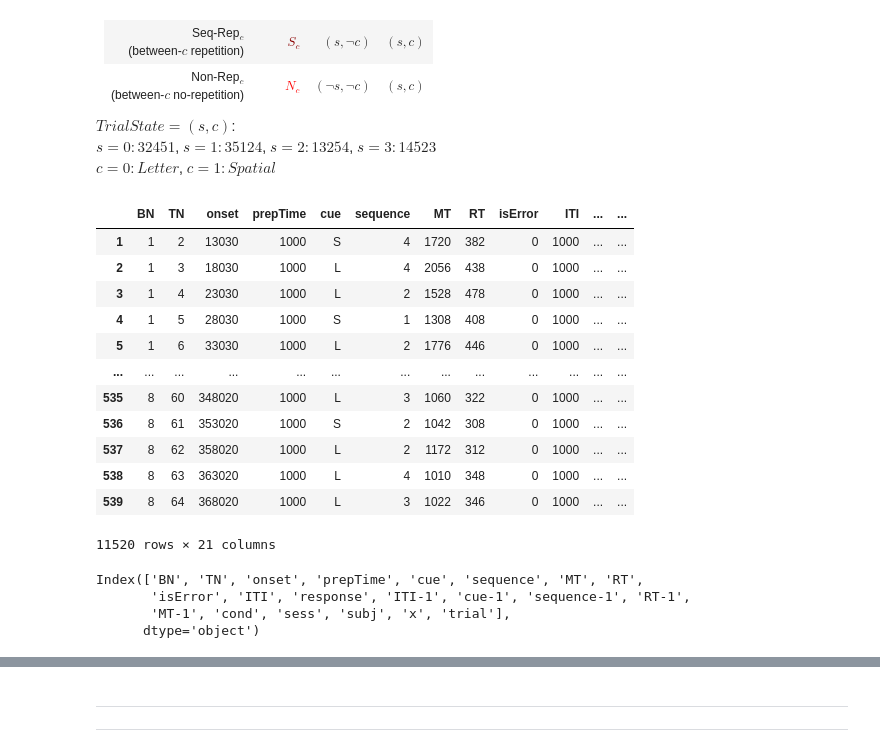
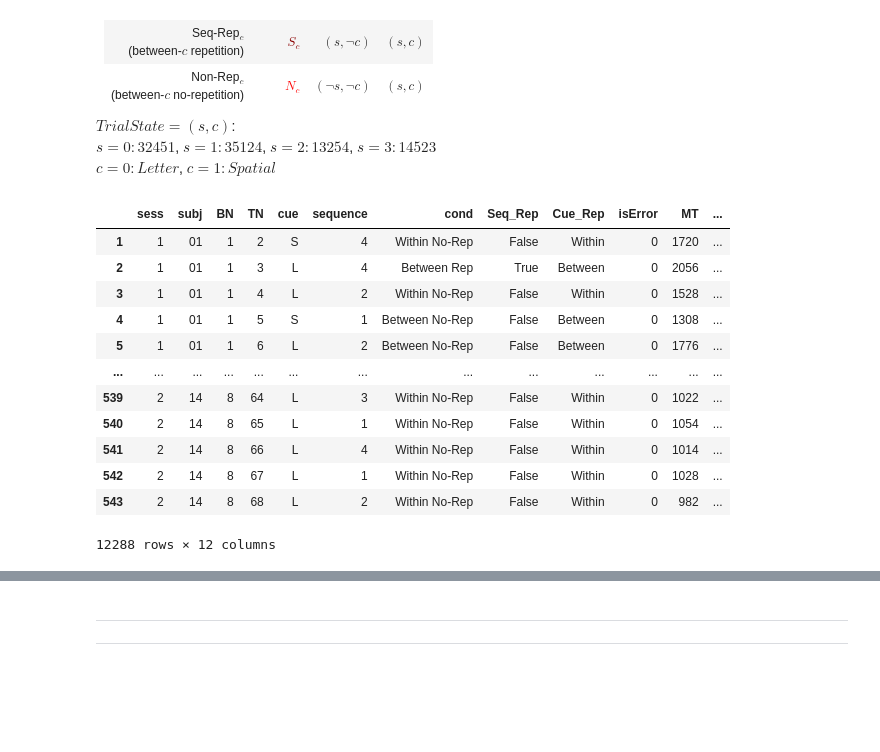
Before and after one commit to psb629/SeqSpatialSupp_fMRI, a Jupyter notebook: Notebook/behav.ipynb, the cells around one changed output, grey strips where cells are left out. Cells and saved outputs as stored; diff of their text form; code cells hidden in the pictures; blank space fills up the shorter version.

```diff
--- a/Notebook/behav.ipynb
+++ b/Notebook/behav.ipynb
@@ -120,61 +118,55 @@ with warnings.catch_warnings():
             df_tmp['RT-1'] = df.RT.shift(1)
             df_tmp['MT-1'] = df.MT.shift(1)
 
-            ## 1 <= TN <= 64
-            df = df_tmp[(df_tmp.TN>1)&(df_tmp.TN<=64)].copy()
             ## ITI-1 <= 1000 ms
-            df = df[df['ITI-1']<=1000]
+            da = df_tmp[df_tmp['ITI-1']<=1000]
             # df = df[df['isError']==0]
             ## long term trials have no previous trial
             # df_tmp[df_tmp.TN%17==1]['MT-1']=np.nan
             # df_tmp[df_tmp.TN%17==1]['RT-1']=np.nan
 
-            df['ITI-1'] = df['ITI-1'].astype(int)
-            # df['cue-1'] = df['cue-1'].astype(int)
-            df['sequence-1'] = df['sequence-1'].astype(int)
-            df['RT-1'] = df['RT-1'].astype(int)
-            df['MT-1'] = df['MT-1'].astype(int)
+            da['ITI-1'] = da['ITI-1'].astype(int)
+            # da['cue-1'] = da['cue-1'].astype(int)
+            da['sequence-1'] = da['sequence-1'].astype(int)
+            da['RT-1'] = da['RT-1'].astype(int)
+            da['MT-1'] = da['MT-1'].astype(int)
 
             ## default condition = NRep
-            df['cond'] = 'Between No-Rep'
+            da['cond'] = 'Between No-Rep'
             ## other conditions
-            df.loc[(df.cue==df['cue-1'])&(df.sequence==df['sequence-1']),'cond'] = 'Within Rep'
-            df.loc[(df.cue==df['cue-1'])&(df.sequence!=df['sequence-1']),'cond'] = 'Within No-Rep'
-            df.loc[(df.cue!=df['cue-1'])&(df.sequence==df['sequence-1']),'cond'] = 'Between Rep'
+            da.loc[(da.cue==da['cue-1'])&(da.sequence==da['sequence-1']),'cond'] = 'Within Rep'
+            da.loc[(da.cue==da['cue-1'])&(da.sequence!=da['sequence-1']),'cond'] = 'Within No-Rep'
+            da.loc[(da.cue!=da['cue-1'])&(da.sequence==da['sequence-1']),'cond'] = 'Between Rep'
             ## subj label
-            df['sess']=1 if sess=='S' else(2 if sess=='R' else 0)
-            df['subj']=sn
-            df['x'] = ['%s_%d'%(cue,ses) for cue,ses in zip(df['cue'], df['sess'])]
+            da['sess']=1 if sess=='S' else(2 if sess=='R' else 0)
+            da['subj']=sn
+            # df['x'] = ['%s_%d'%(cue,ses) for cue,ses in zip(df['cue'], df['sess'])]
+            da['Seq_Rep']=[False if 'No-' in cond else True for cond in da.cond]
+            da['Cue_Rep']=['Within' if 'Within' in cond else 'Between' for cond in da.cond]
             ## 수행한 total trial number
-            df['trial']=(df.BN-1)*64+df.TN
+            # df['trial']=(df.BN-1)*64+df.TN
             ## remove unncessary rows
-            df = df[df.TN%17 != 1]
+            # df = df[df.TN%17 != 1]
 
-            dg = pd.concat([dg,df])
+            dg = pd.concat([dg,da])
 # %%
-dg['cond'] = dg.cond.replace({
-    'Both-Rep':'Within Rep', 'Cue-Rep':'Within No-Rep',
-    'Seq-Rep':'Between Rep', 'Non-Rep':'Between No-Rep'
-})
+# dg['cond'] = dg.cond.replace({
+#     'Both-Rep':'Within Rep', 'Cue-Rep':'Within No-Rep',
+#     'Seq-Rep':'Between Rep', 'Non-Rep':'Between No-Rep'
+# })
+dg = dg[['sess','subj','BN','TN','cue','sequence','cond','Seq_Rep','Cue_Rep','isError','MT','RT']]
 dg
 # %% [output]
-|  | BN | TN | onset | prepTime | cue | sequence | MT | RT | isError | ITI | ... | ... |
-| 1 | 1 | 2 | 13030 | 1000 | S | 4 | 1720 | 382 | 0 | 1000 | ... | ... |
-| 2 | 1 | 3 | 18030 | 1000 | L | 4 | 2056 | 438 | 0 | 1000 | ... | ... |
-| 3 | 1 | 4 | 23030 | 1000 | L | 2 | 1528 | 478 | 0 | 1000 | ... | ... |
-| 4 | 1 | 5 | 28030 | 1000 | S | 1 | 1308 | 408 | 0 | 1000 | ... | ... |
-| 5 | 1 | 6 | 33030 | 1000 | L | 2 | 1776 | 446 | 0 | 1000 | ... | ... |
+|  | sess | subj | BN | TN | cue | sequence | cond | Seq_Rep | Cue_Rep | isError | MT | ... |
+| 1 | 1 | 01 | 1 | 2 | S | 4 | Within No-Rep | False | Within | 0 | 1720 | ... |
+| 2 | 1 | 01 | 1 | 3 | L | 4 | Between Rep | True | Between | 0 | 2056 | ... |
+| 3 | 1 | 01 | 1 | 4 | L | 2 | Within No-Rep | False | Within | 0 | 1528 | ... |
+| 4 | 1 | 01 | 1 | 5 | S | 1 | Between No-Rep | False | Between | 0 | 1308 | ... |
+| 5 | 1 | 01 | 1 | 6 | L | 2 | Between No-Rep | False | Between | 0 | 1776 | ... |
 | ... | ... | ... | ... | ... | ... | ... | ... | ... | ... | ... | ... | ... |
-| 535 | 8 | 60 | 348020 | 1000 | L | 3 | 1060 | 322 | 0 | 1000 | ... | ... |
-| 536 | 8 | 61 | 353020 | 1000 | S | 2 | 1042 | 308 | 0 | 1000 | ... | ... |
-| 537 | 8 | 62 | 358020 | 1000 | L | 2 | 1172 | 312 | 0 | 1000 | ... | ... |
-| 538 | 8 | 63 | 363020 | 1000 | L | 4 | 1010 | 348 | 0 | 1000 | ... | ... |
-| 539 | 8 | 64 | 368020 | 1000 | L | 3 | 1022 | 346 | 0 | 1000 | ... | ... |
+| 539 | 2 | 14 | 8 | 64 | L | 3 | Within No-Rep | False | Within | 0 | 1022 | ... |
+| 540 | 2 | 14 | 8 | 65 | L | 1 | Within No-Rep | False | Within | 0 | 1054 | ... |
+| 541 | 2 | 14 | 8 | 66 | L | 4 | Within No-Rep | False | Within | 0 | 1014 | ... |
+| 542 | 2 | 14 | 8 | 67 | L | 1 | Within No-Rep | False | Within | 0 | 1028 | ... |
+| 543 | 2 | 14 | 8 | 68 | L | 2 | Within No-Rep | False | Within | 0 | 982 | ... |
-11520 rows × 21 columns
+12288 rows × 12 columns
-# %%
-dg.columns
-# %% [output]
-Index(['BN', 'TN', 'onset', 'prepTime', 'cue', 'sequence', 'MT', 'RT',
-       'isError', 'ITI', 'response', 'ITI-1', 'cue-1', 'sequence-1', 'RT-1',
-       'MT-1', 'cond', 'sess', 'subj', 'x', 'trial'],
-      dtype='object')
```
Also changed, not shown: parts of 26 cells of this notebook.
